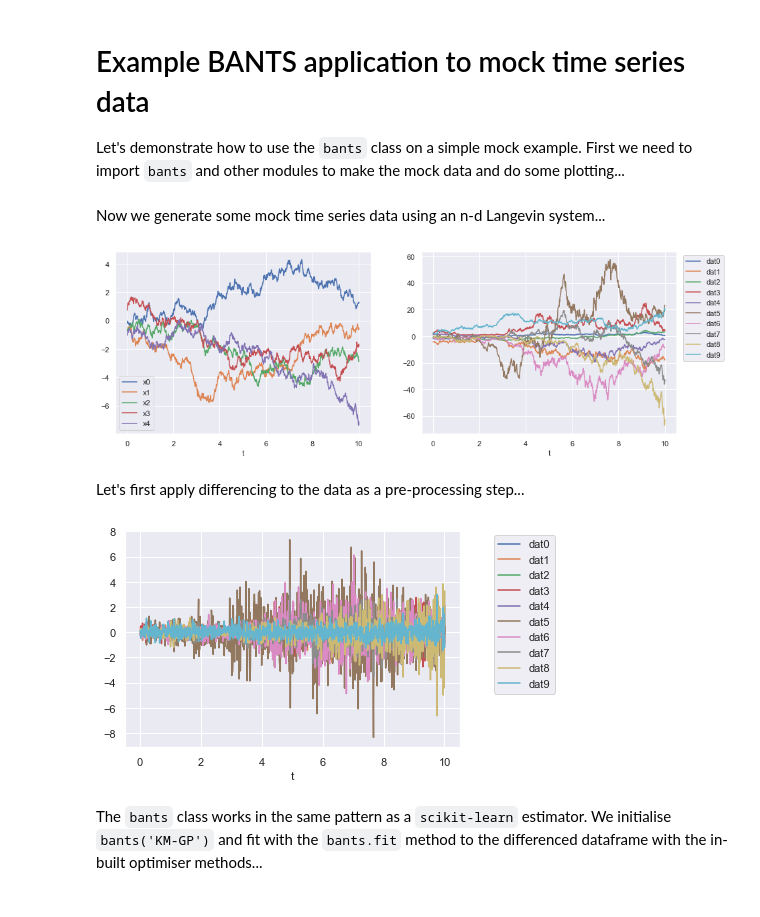
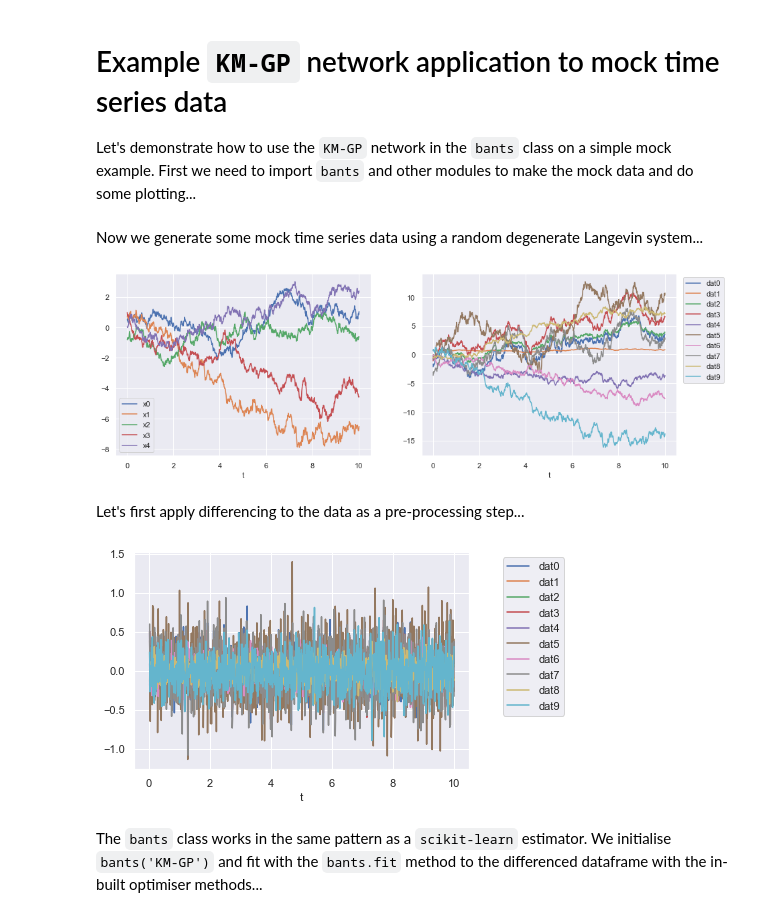
Before and after one commit to umbralcalc/bants, a Jupyter notebook: example/example_KMGP_bants_application.ipynb, the cells around one changed output. Drawn from its saved outputs; the diff is of its cells as text; code cells hidden in the pictures.

Commit message:
Added to notes and runthrough examples

```diff
--- a/example/example_KMGP_bants_application.ipynb
+++ b/example/example_KMGP_bants_application.ipynb
@@ -1,7 +1,7 @@
 # %% [markdown]
-# Example BANTS application to mock time series data
+# Example `KM-GP` network application to mock time series data
 
-Let's demonstrate how to use the `bants` class on a simple mock example. First we need to import `bants` and other modules to make the mock data and do some plotting...
+Let's demonstrate how to use the `KM-GP` network in the `bants` class on a simple mock example. First we need to import `bants` and other modules to make the mock data and do some plotting...
 # %%
 import sys
 path = '/Users/Rob/work/bants/' # Give your path to bants here
@@ -15,5 +14,5 @@ from tslearn.clustering import TimeSeriesKMeans
 # %% [markdown]
-Now we generate some mock time series data using an n-d Langevin system...
+Now we generate some mock time series data using a random degenerate Langevin system...
 # %%
 # Evolve the n-d Langevin system
 def L_syst_gen(n,runtime,stepsize):
@@ -27,35 +26,35 @@ def L_syst_gen(n,runtime,stepsize):
     out_store = []
     while t < runtime:
         t += stepsize
         x += -(stepsize*f(x))+(np.sqrt(stepsize)*np.random.normal(0.0,1.0,size=n))
         out_store.append(np.append(t,x))
     # Output time series as a pandas dataframe
     out_df = pd.DataFrame(np.asarray(out_store),columns=['t']+['x'+str(ni) for ni in range(0,n)]).set_index('t')
     return out_df
 # Choose number of dimensions, total runtime and stepsize
 n = 5
 runtime = 10.0
 stepsize = 0.01
 # Run Langevin system and plot output
 df = L_syst_gen(n,runtime,stepsize)
 # Now add dimensions by creating arbitrary combinations
 # of each column to create a mock degenerate dataset
 ndatadim = 10
 for i in range(0,ndatadim):
     coeff = np.random.normal(0.0,1.0,size=n)
-    power = np.random.randint(0,3,size=n)
+    power = np.random.randint(0,2,size=n)
     df['dat'+str(i)] = 0.0
     for j in range(0,n):
         df['dat'+str(i)] += coeff[j] * (df['x'+str(j)] ** power[j])
 df_comp = df[['x'+str(i) for i in range(0,n)]]
 df = df[['dat'+str(i) for i in range(0,ndatadim)]]
 fig, ax = plt.subplots(1, 2, figsize=(15, 5))
 df_comp.plot(ax=ax[0])
 df.plot(ax=ax[1])
 ax[1].legend(bbox_to_anchor=(1.2,1.0))
 plt.show()
 # %% [output]
-[figure, old version]
+[figure, new version]
 # %% [markdown]
 Let's first apply differencing to the data as a pre-processing step...
 # %%
@@ -64,7 +63,7 @@ ddf.plot()
 plt.legend(bbox_to_anchor=(1.3,1.0))
 plt.show()
 # %% [output]
-[figure, old version]
+[figure, new version]
 # %% [markdown]
 The `bants` class works in the same pattern as a `scikit-learn` estimator. We initialise `bants('KM-GP')` and fit with the `bants.fit` method to the differenced dataframe with the in-built optimiser methods...
 # %%
```
Also changed, not shown: parts of 4 cells of this notebook, 2 other files.
